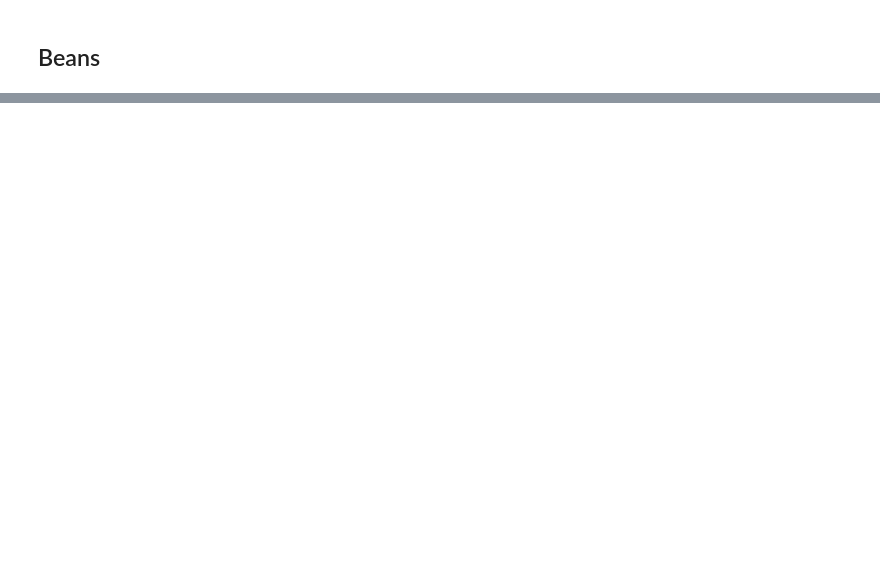
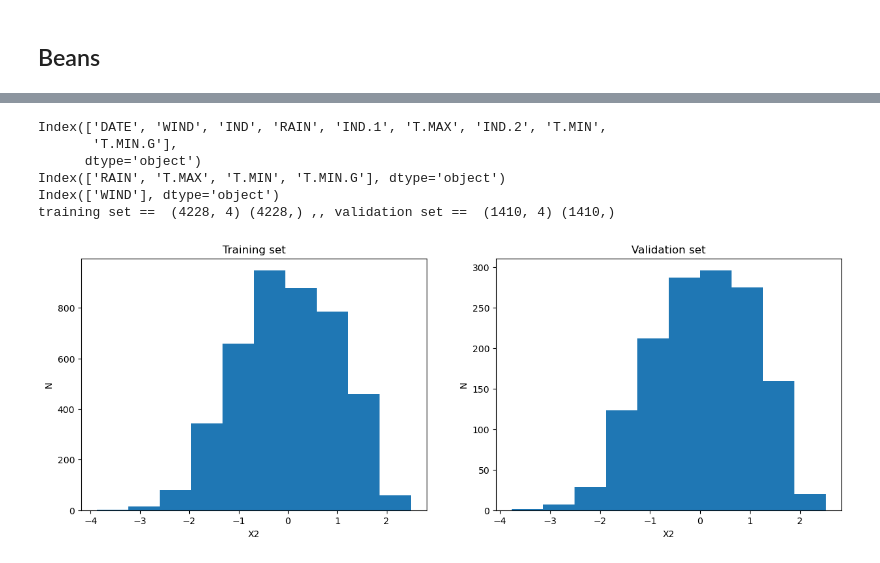
Before and after one commit to karlzam/school, a Jupyter notebook: phys555/assignment02/A2Q2-KZammit.ipynb, the cells around one changed output, grey strips where cells are left out. Drawn from its saved outputs; the diff is of its cells as text; code cells hidden in the pictures; blank space fills up the shorter version.

Commit message:
work with new dataset for class project

```diff
--- a/phys555/assignment02/A2Q2-KZammit.ipynb
+++ b/phys555/assignment02/A2Q2-KZammit.ipynb
@@ -442,0 +451,26 @@ mu, median, sigma, muv, medianv, sigmav = nearest_neighbour(7, X_tr_Norm, X_va_N
+# %%
+wind = pd.read_csv(r'wind_dataset.csv')
+print(wind.columns)
+wind = wind.drop(['DATE', 'IND', 'IND.1', 'IND.2'], axis=1)
+wind = wind.dropna(axis=0)
+
+# Set temperature as the target variable
+var = ['WIND']
+
+# Drop temperature out of the weather data, and set it as X
+X = wind.loc[:, wind.columns.drop(var)]
+print(X.columns)
+
+# Set the target (Y) to be temperature
+Y = wind[var].copy()
+print(Y.columns)
+
+X_tr_Norm, X_va_Norm, Y_tr, Y_va = split_data(X,Y)
+# %% [output]
+Index(['DATE', 'WIND', 'IND', 'RAIN', 'IND.1', 'T.MAX', 'IND.2', 'T.MIN',
+       'T.MIN.G'],
+      dtype='object')
+Index(['RAIN', 'T.MAX', 'T.MIN', 'T.MIN.G'], dtype='object')
+Index(['WIND'], dtype='object')
+training set ==  (4228, 4) (4228,) ,, validation set ==  (1410, 4) (1410,)
+[figure, added]
```
Also changed, not shown: parts of 16 cells of this notebook, 6 other files.
